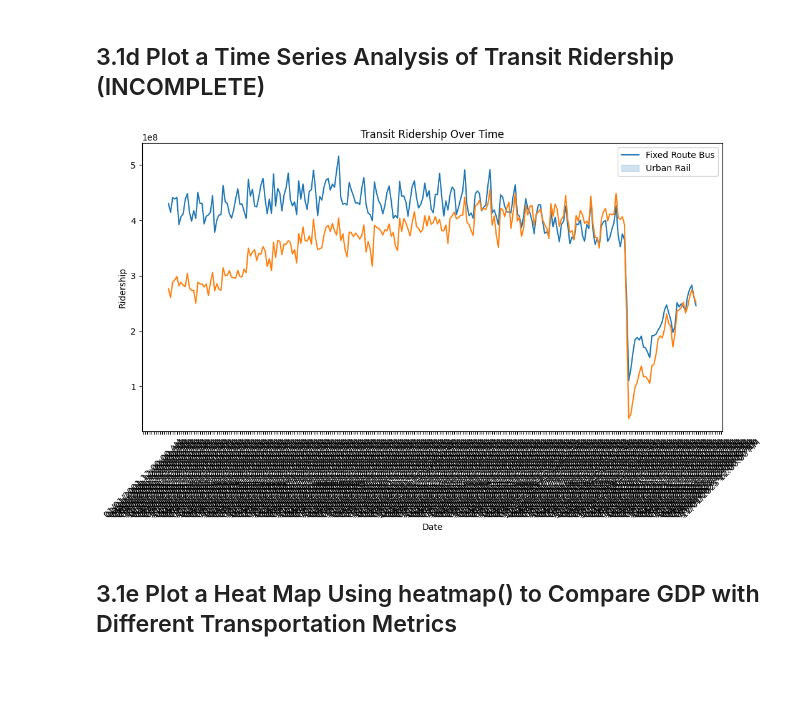
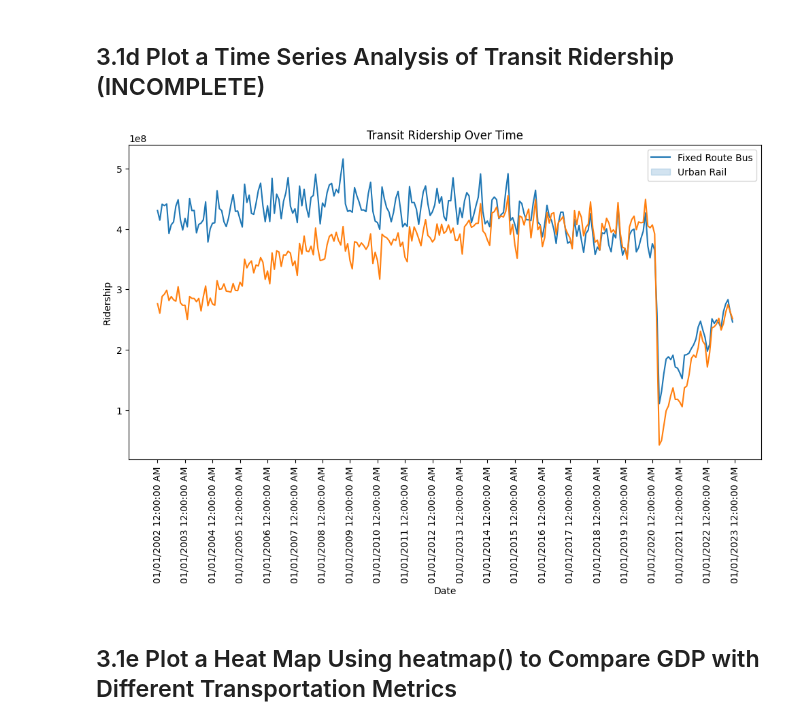
Before and after one commit to HenryCROSS/eecs3401_final_project, a Jupyter notebook: code.ipynb, the cells around one changed output. Cells and saved outputs as stored; diff of their text form; code cells hidden in the pictures; blank space fills up the shorter version.

Commit message:
add range restriction

```diff
--- a/code.ipynb
+++ b/code.ipynb
@@ -83,7 +83,7 @@ data
 ## Task 2.1
 We decided at this point in time to reduce the number of attributes in our dataset, as we believe it would help optimize our workflow moving forwards. As mentioned above, these points of data were selected because we believe that they would be useful to our algorithm.
 # %%
-tokeep = ["Date", "Transit Ridership - Other Transit Modes - Adjusted", "Transit Ridership - Fixed Route Bus - Adjusted", "Transit Ridership - Urban Rail - Adjusted", "Freight Rail Intermodal Units", "Freight Rail Carloads", "Highway Vehicle Miles Traveled - All Systems", "Highway Fuel Price - Regular Gasoline",
+tokeep = ["Date", "Transit Ridership - Other Transit Modes - Adjusted", "Transit Ridership - Fixed Route Bus - Adjusted", "Transit Ridership - Urban Rail - Adjusted", "Freight Rail Intermodal Units", "Freight Rail Carloads",  "Highway Fuel Price - Regular Gasoline",
           "Highway Fuel Price - On-highway Diesel", "Personal Spending on Transportation - Transportation Services - Seasonally Adjusted", "Personal Spending on Transportation - Gasoline and Other Energy Goods - Seasonally Adjusted", "Personal Spending on Transportation - Motor Vehicles and Parts - Seasonally Adjusted",
           "Passenger Rail Passengers", "Transportation Services Index - Freight", "Transportation Services Index - Passenger", "Real Gross Domestic Product - Seasonally Adjusted", "U.S.-Canada Incoming Person Crossings", "U.S.-Canada Incoming Truck Crossings", "U.S.-Mexico Incoming Person Crossings",
           "U.S.-Mexico Incoming Truck Crossings", "U.S. Airline Traffic - Domestic - Non Seasonally Adjusted", "U.S. Airline Traffic - Total - Non Seasonally Adjusted", "U.S. Airline Traffic - International - Non Seasonally Adjusted", "Transborder - Total North American Freight", "Transborder - U.S. - Mexico Freight","Transborder - U.S. - Canada Freight"]
@@ -230,19 +229,19 @@ plt.show()
 # %%
 # Plot a Time Series Analysis of Transit Ridership : Plots the trend of transit overtime
 # NEED TO FIX GRAPH - CLEAN DATE DATA AND BACK IT UP WITH DESCRIPTIVE STATISTICS!!
 
 plt.figure(figsize=(12, 6))
 sns.lineplot(x='Date', y='TRFixedRouteBus(A)', data=data)
 sns.lineplot(x='Date', y='TRUrbanRail(A)', data=data)
 plt.title('Transit Ridership Over Time')
 plt.xlabel('Date')
 plt.ylabel('Ridership')
 plt.legend(['Fixed Route Bus', 'Urban Rail'])
-plt.xticks(rotation=45)
+plt.xticks(range(660,len(data), 12), rotation=90) #how to change initial range?
 
 plt.show()
 # %% [output]
-[figure, old version]
+[figure, new version]
 # %% [markdown]
 ## 3.1e Plot a Heat Map Using heatmap() to Compare GDP with Different Transportation Metrics
 # %%
```
Also changed, not shown: parts of 15 cells of this notebook.
